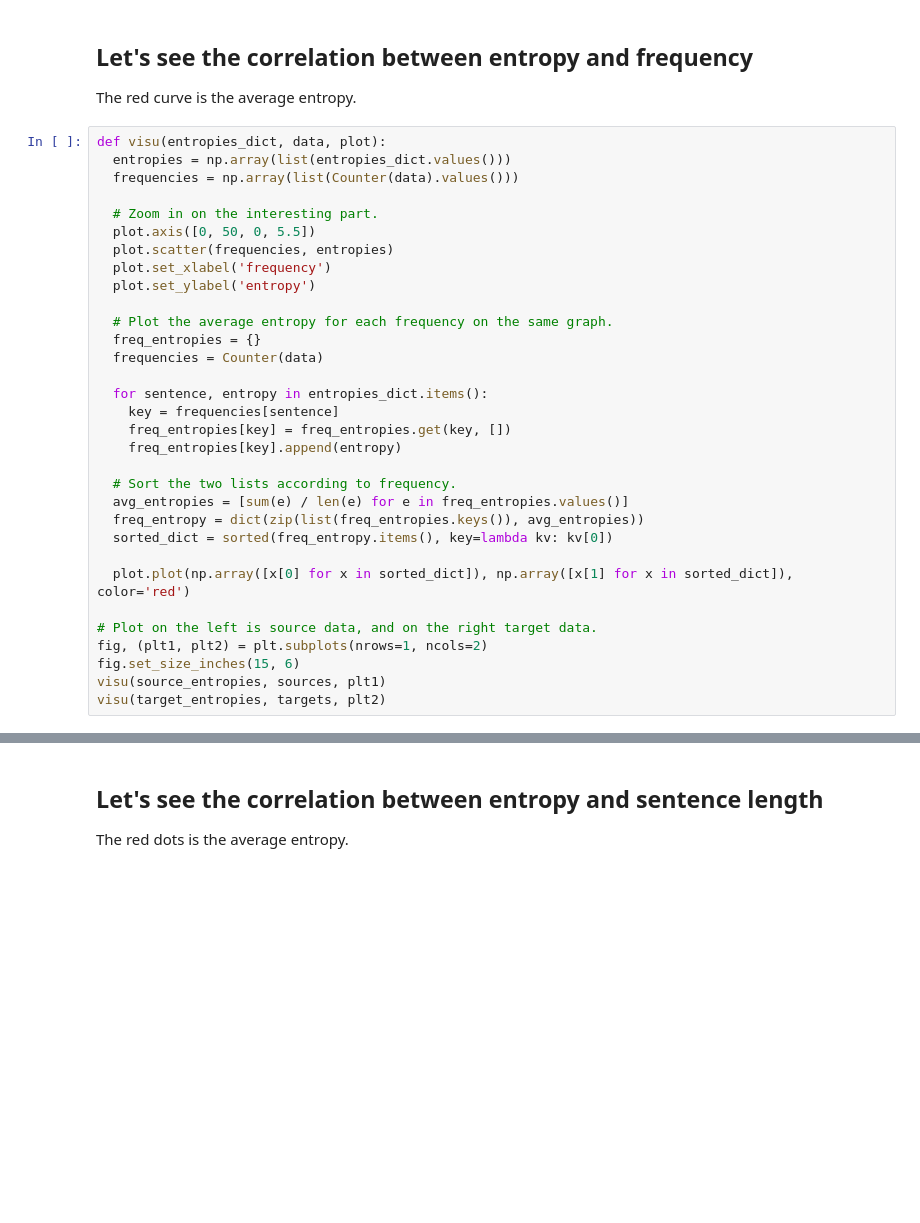
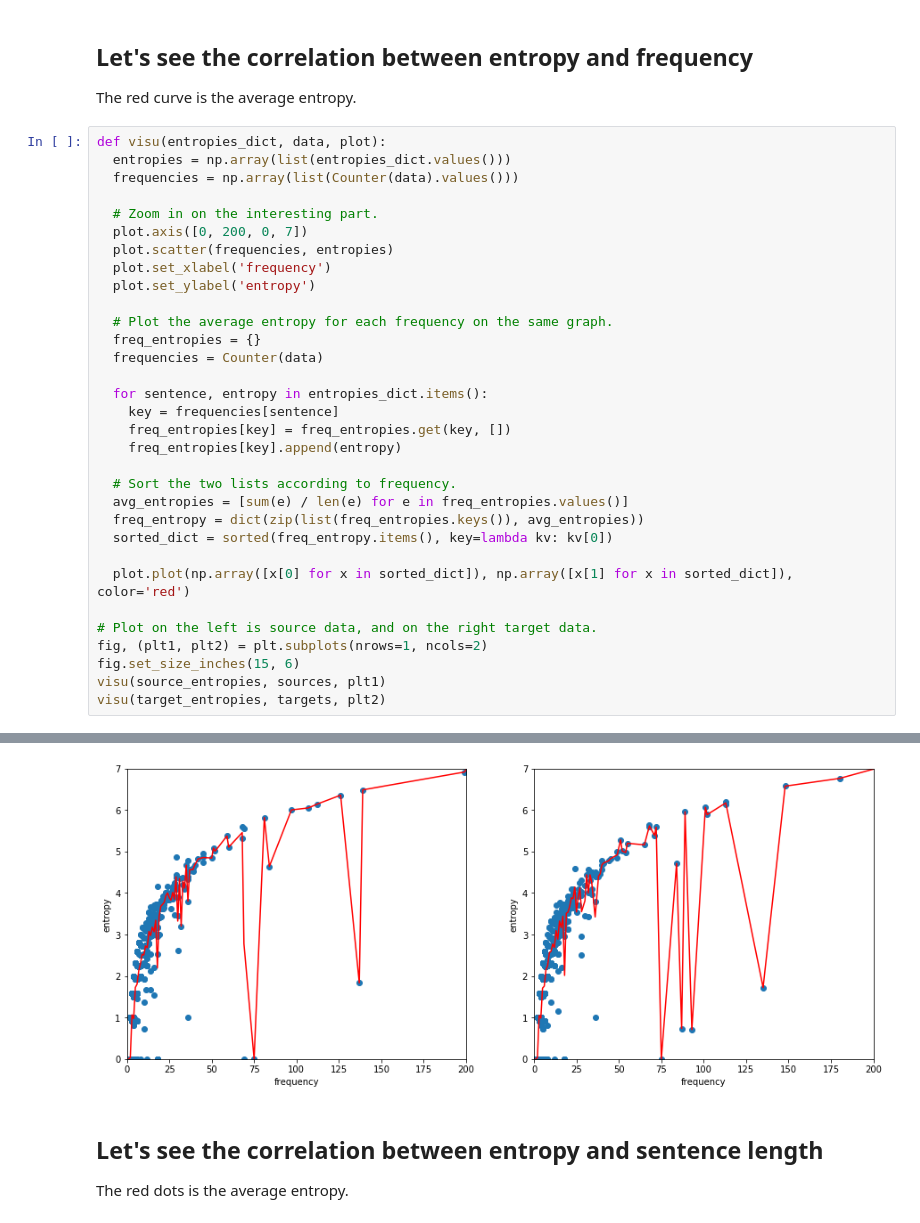
Before and after one commit to ricsinaruto/NeuralChatbots-DataFiltering, a Jupyter notebook: code/utils/filtering_demo.ipynb, the cells around one changed output, grey strips where cells are left out. Cells and saved outputs as stored; diff of their text form; blank space fills up the shorter version.

```diff
--- a/code/utils/filtering_demo.ipynb
+++ b/code/utils/filtering_demo.ipynb
@@ -123,7 +123,7 @@ def visu(entropies_dict, data, plot):
   frequencies = np.array(list(Counter(data).values()))
 
   # Zoom in on the interesting part.
-  plot.axis([0, 50, 0, 5.5])
+  plot.axis([0, 200, 0, 7])
   plot.scatter(frequencies, entropies)
   plot.set_xlabel('frequency')
   plot.set_ylabel('entropy')
@@ -155,3 +153,4 @@ visu(target_entropies, targets, plt2)
+[figure, added]
 # %% [markdown]
 ## Let's see the correlation between entropy and sentence length
 The red dots is the average entropy.
```
Also changed, not shown: parts of 5 cells of this notebook, 3 other files.
